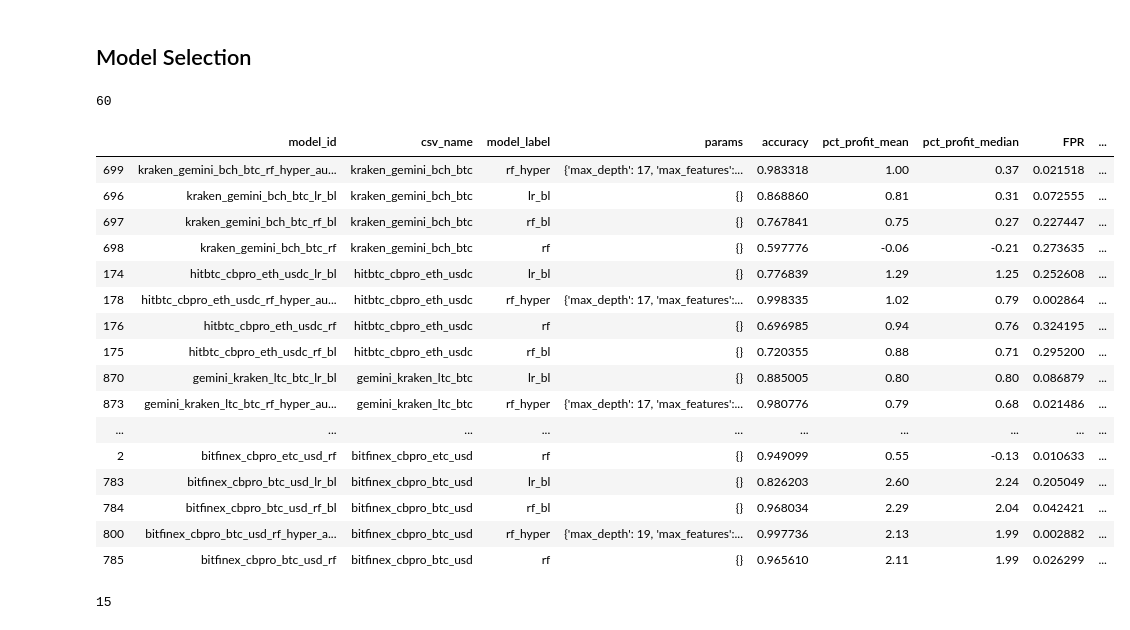
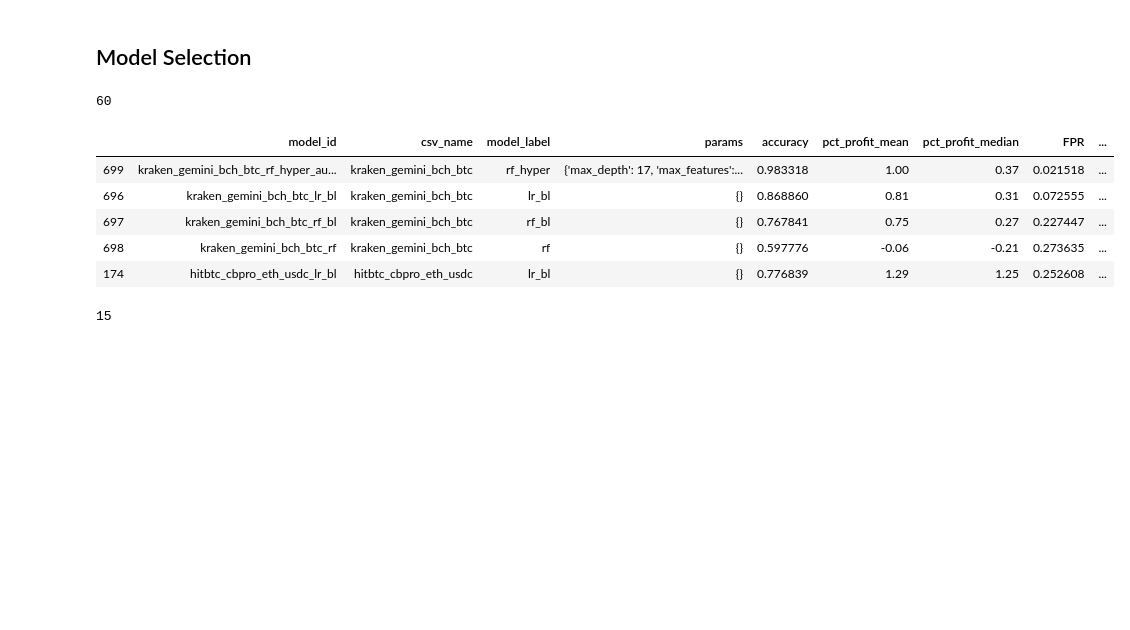
Before and after one commit to Cryptolytic-app/cryptolyticapp, a Jupyter notebook: modeling/3_arbitrage_model_evaluation.ipynb, the cells around one changed output. Cells and saved outputs as stored; diff of their text form; code cells hidden in the pictures; blank space fills up the shorter version.

```diff
--- a/modeling/3_arbitrage_model_evaluation.ipynb
+++ b/modeling/3_arbitrage_model_evaluation.ipynb
@@ -302,29 +302,18 @@ top_models_df, baseline_df = model_selection(perf_df)
 # %%
 baseline_df = baseline_df.sort_values(
     by=['csv_name', 'pct_profit_mean'],
     ascending=False
 )
 print(len(baseline_df)) # 60 models
-baseline_df
+baseline_df.head()
 # %% [output]
 60
 |  | model_id | csv_name | model_label | params | accuracy | pct_profit_mean | pct_profit_median | FPR | ... |
 | 699 | kraken_gemini_bch_btc_rf_hyper_au... | kraken_gemini_bch_btc | rf_hyper | {'max_depth': 17, 'max_features':... | 0.983318 | 1.00 | 0.37 | 0.021518 | ... |
 | 696 | kraken_gemini_bch_btc_lr_bl | kraken_gemini_bch_btc | lr_bl | {} | 0.868860 | 0.81 | 0.31 | 0.072555 | ... |
 | 697 | kraken_gemini_bch_btc_rf_bl | kraken_gemini_bch_btc | rf_bl | {} | 0.767841 | 0.75 | 0.27 | 0.227447 | ... |
 | 698 | kraken_gemini_bch_btc_rf | kraken_gemini_bch_btc | rf | {} | 0.597776 | -0.06 | -0.21 | 0.273635 | ... |
 | 174 | hitbtc_cbpro_eth_usdc_lr_bl | hitbtc_cbpro_eth_usdc | lr_bl | {} | 0.776839 | 1.29 | 1.25 | 0.252608 | ... |
-| 178 | hitbtc_cbpro_eth_usdc_rf_hyper_au... | hitbtc_cbpro_eth_usdc | rf_hyper | {'max_depth': 17, 'max_features':... | 0.998335 | 1.02 | 0.79 | 0.002864 | ... |
-| 176 | hitbtc_cbpro_eth_usdc_rf | hitbtc_cbpro_eth_usdc | rf | {} | 0.696985 | 0.94 | 0.76 | 0.324195 | ... |
-| 175 | hitbtc_cbpro_eth_usdc_rf_bl | hitbtc_cbpro_eth_usdc | rf_bl | {} | 0.720355 | 0.88 | 0.71 | 0.295200 | ... |
-| 870 | gemini_kraken_ltc_btc_lr_bl | gemini_kraken_ltc_btc | lr_bl | {} | 0.885005 | 0.80 | 0.80 | 0.086879 | ... |
-| 873 | gemini_kraken_ltc_btc_rf_hyper_au... | gemini_kraken_ltc_btc | rf_hyper | {'max_depth': 17, 'max_features':... | 0.980776 | 0.79 | 0.68 | 0.021486 | ... |
-| ... | ... | ... | ... | ... | ... | ... | ... | ... | ... |
-| 2 | bitfinex_cbpro_etc_usd_rf | bitfinex_cbpro_etc_usd | rf | {} | 0.949099 | 0.55 | -0.13 | 0.010633 | ... |
-| 783 | bitfinex_cbpro_btc_usd_lr_bl | bitfinex_cbpro_btc_usd | lr_bl | {} | 0.826203 | 2.60 | 2.24 | 0.205049 | ... |
-| 784 | bitfinex_cbpro_btc_usd_rf_bl | bitfinex_cbpro_btc_usd | rf_bl | {} | 0.968034 | 2.29 | 2.04 | 0.042421 | ... |
-| 800 | bitfinex_cbpro_btc_usd_rf_hyper_a... | bitfinex_cbpro_btc_usd | rf_hyper | {'max_depth': 19, 'max_features':... | 0.997736 | 2.13 | 1.99 | 0.002882 | ... |
-| 785 | bitfinex_cbpro_btc_usd_rf | bitfinex_cbpro_btc_usd | rf | {} | 0.965610 | 2.11 | 1.99 | 0.026299 | ... |
 # %%
 top_models_df = top_models_df.sort_values(
     by=['pct_profit_mean'],
```
Also changed, not shown: parts of 3 cells of this notebook.
